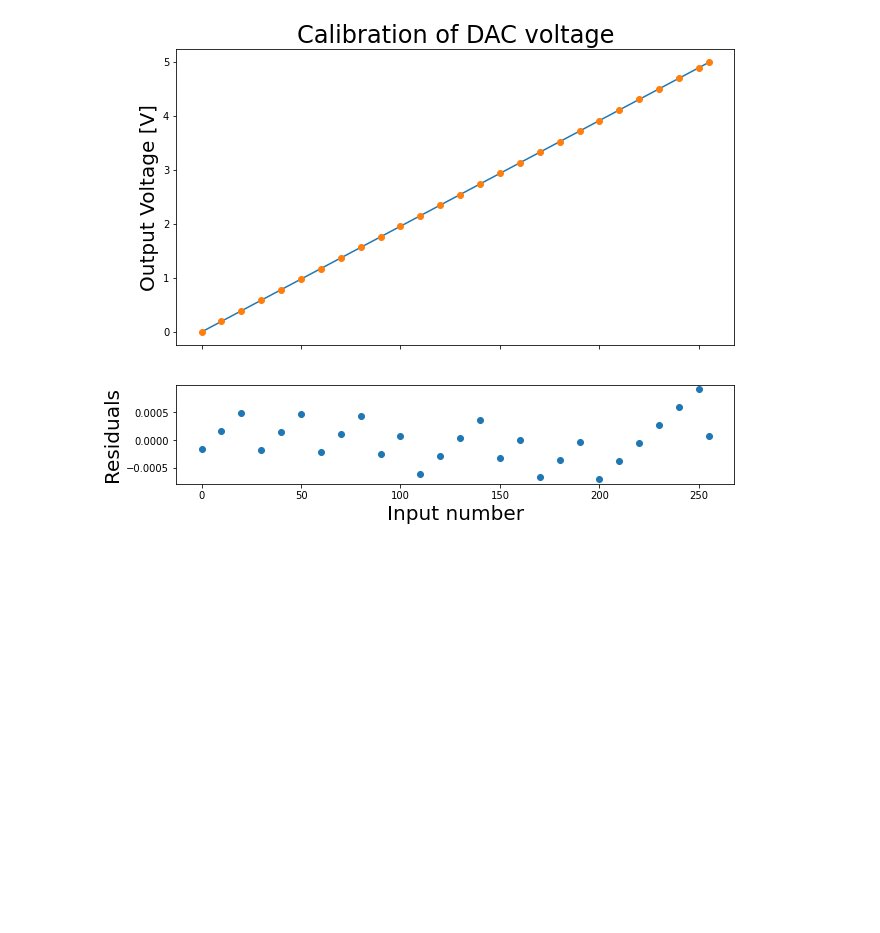
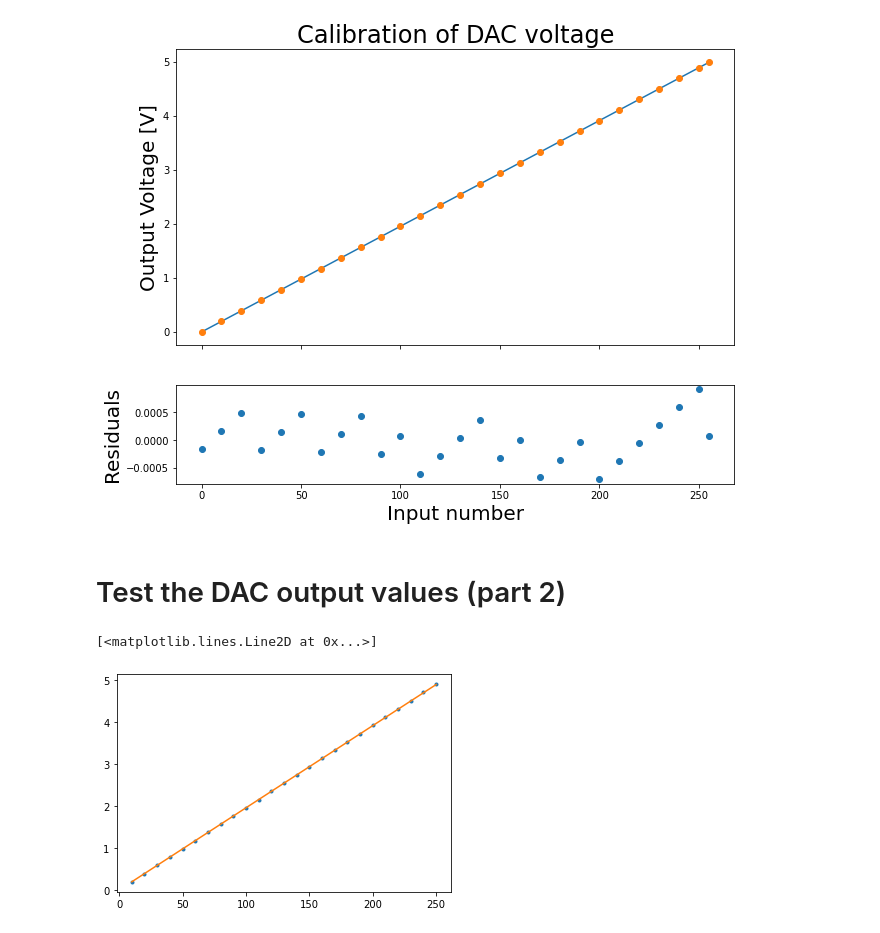
Before and after one commit to wunderbeere/339-lab2, a Jupyter notebook: Exercise_1/calibration.ipynb, the cells around one changed output. Saved outputs shown, nothing was run; the diff lists cells and outputs as text; code cells hidden in the pictures; blank space fills up the shorter version.

Commit message:
exercise 1 part 2

```diff
--- a/Exercise_1/calibration.ipynb
+++ b/Exercise_1/calibration.ipynb
@@ -49,3 +51,16 @@ a1.set_ylabel('Residuals', size=20)
 plt.show()
 # %% [output]
 [figure]
+# %% [markdown]
+# Test the DAC output values (part 2)
+# %%
+# import data from the csv created in other notebook
+data = np.genfromtxt("e1_p2_values.csv", delimiter=",")
+in_values = data[:,0]
+out_values = data[:,0]/255*5 # convert to volts
+# %%
+plt.plot(in_values, out_values, ".")
+plt.plot(in_values, f[1]*in_values+f[0], "-")
+# %% [output]
+[<matplotlib.lines.Line2D at 0x...>]
+[figure, added]
```
Also changed, not shown: parts of 2 cells of this notebook, 1 other file.
